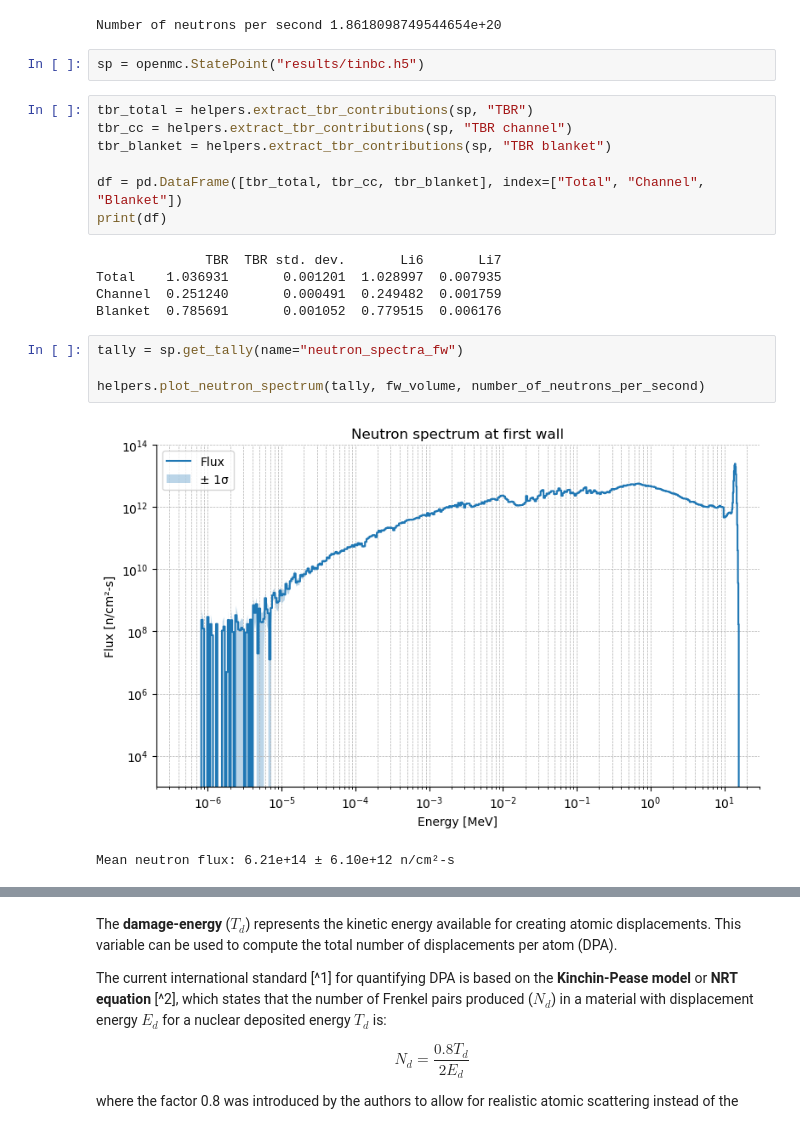
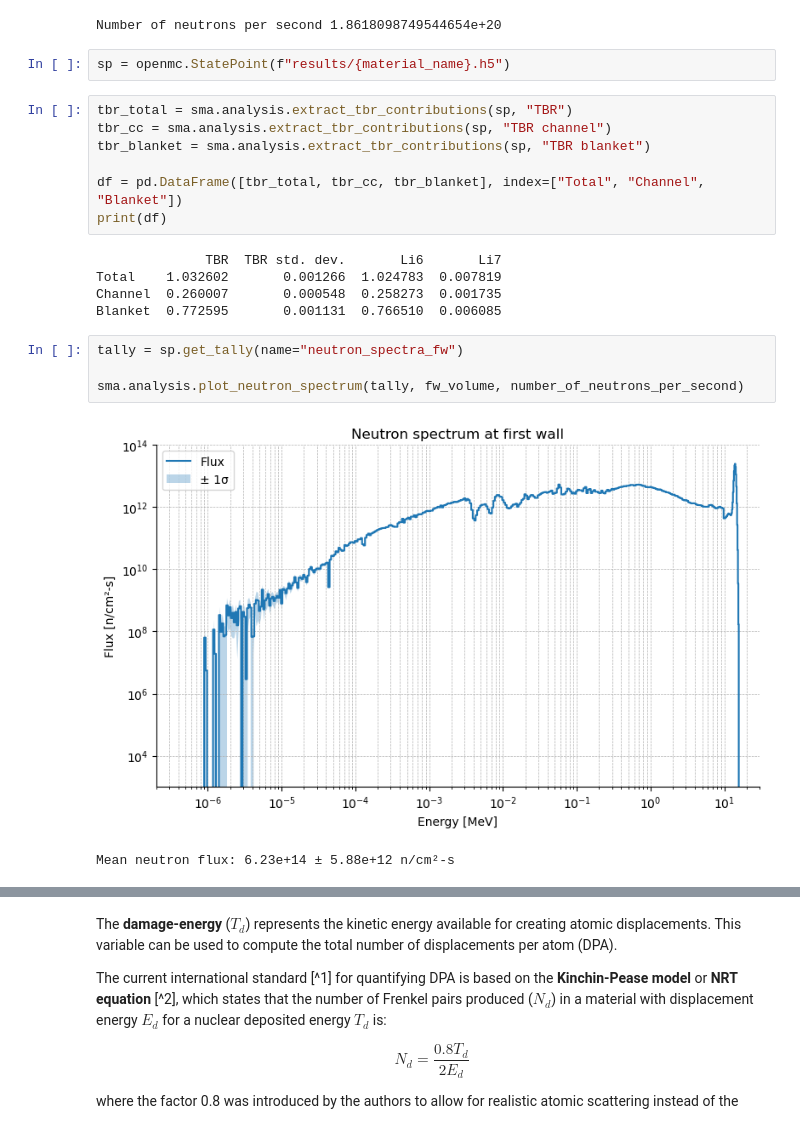
Before and after one commit to davidepettinari/structural-materials-analysis, a Jupyter notebook: analysis/firstwall/postprocessing.ipynb, the cells around one changed output, grey strips where cells are left out. Drawn from its saved outputs; the diff is of its cells as text.

Commit message:
add vmoc result

```diff
--- a/analysis/firstwall/postprocessing.ipynb
+++ b/analysis/firstwall/postprocessing.ipynb
@@ -49,24 +52,24 @@ vessel_inner_surface =  4502100.88 # units cm^2
 # %% [output]
 Number of neutrons per second 1.8618098749544654e+20
 # %%
-sp = openmc.StatePoint("results/tinbc.h5")
+sp = openmc.StatePoint(f"results/{material_name}.h5")
 # %%
-tbr_total = helpers.extract_tbr_contributions(sp, "TBR")
-tbr_cc = helpers.extract_tbr_contributions(sp, "TBR channel")
-tbr_blanket = helpers.extract_tbr_contributions(sp, "TBR blanket")
+tbr_total = sma.analysis.extract_tbr_contributions(sp, "TBR")
+tbr_cc = sma.analysis.extract_tbr_contributions(sp, "TBR channel")
+tbr_blanket = sma.analysis.extract_tbr_contributions(sp, "TBR blanket")
 
 df = pd.DataFrame([tbr_total, tbr_cc, tbr_blanket], index=["Total", "Channel", "Blanket"])
 print(df)
 # %% [output]
               TBR  TBR std. dev.       Li6       Li7
-Total    1.036931       0.001201  1.028997  0.007935
-Channel  0.251240       0.000491  0.249482  0.001759
-Blanket  0.785691       0.001052  0.779515  0.006176
+Total    1.032602       0.001266  1.024783  0.007819
+Channel  0.260007       0.000548  0.258273  0.001735
+Blanket  0.772595       0.001131  0.766510  0.006085
 # %%
 tally = sp.get_tally(name="neutron_spectra_fw")
 
-helpers.plot_neutron_spectrum(tally, fw_volume, number_of_neutrons_per_second)
+sma.analysis.plot_neutron_spectrum(tally, fw_volume, number_of_neutrons_per_second)
 # %% [output]
-[figure, old version]
+[figure, new version]
-Mean neutron flux: 6.21e+14 ± 6.10e+12 n/cm²-s
+Mean neutron flux: 6.23e+14 ± 5.88e+12 n/cm²-s
 # %%
```
Also changed, not shown: parts of 6 cells of this notebook, 4 other files.
